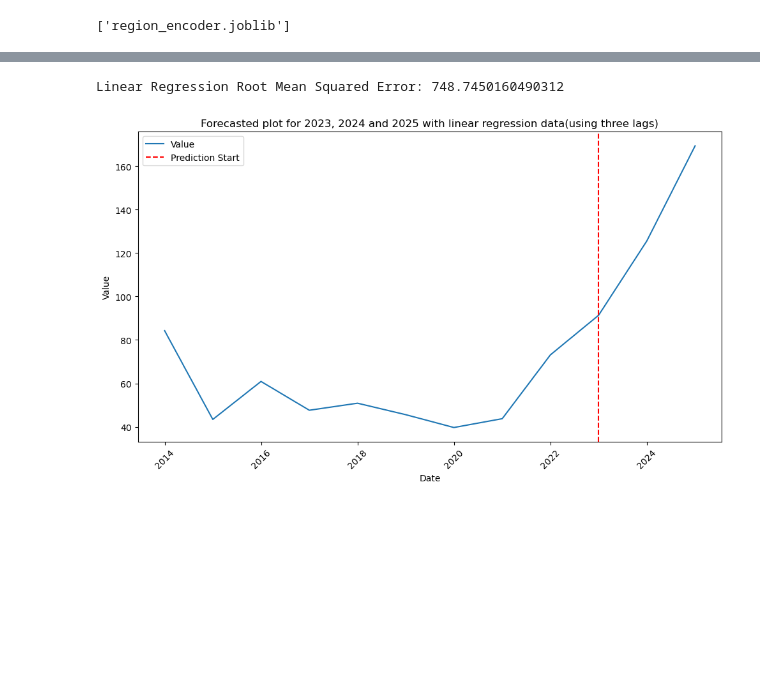
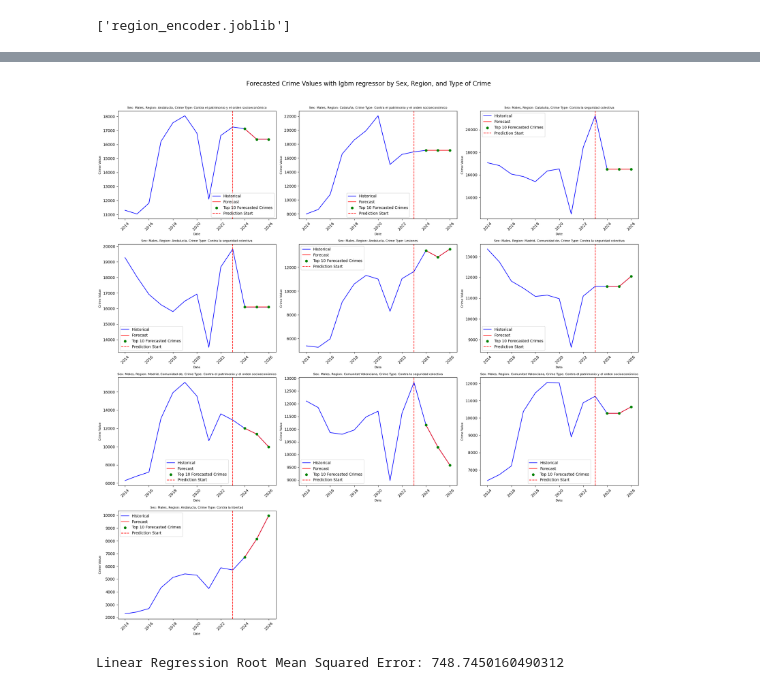
Before and after one commit to maheshsudar/alberto, a Jupyter notebook: police sex region stats v1.ipynb, the cells around one changed output, grey strips where cells are left out. Drawn from its saved outputs; the diff is of its cells as text; code cells hidden in the pictures; blank space fills up the shorter version.

```diff
--- a/police sex region stats v1.ipynb
+++ b/police sex region stats v1.ipynb
@@ -616,3 +595,65 @@ plt.show()
+# %%
+# Dictionary to store the maximum forecasted crime value for each combination
+max_forecasts = {}
+
+# Loop through each combination to fill the dictionary
+for sex in unique_sex_categories:
+    for region in unique_regions:
+        for type_of_crime in unique_types_of_crime:
+            df_current = final_pred_df_lgbm[
+                (final_pred_df_lgbm['sex'] == sex) &
+                (final_pred_df_lgbm['Region'] == region) &
+                (final_pred_df_lgbm['Type_of_Crime'] == type_of_crime)]
+
+            forecasted_data = df_current[df_current['ds'] >= pd.to_datetime('2023-01-01')]
+            if not forecasted_data.empty:
+                max_forecast = forecasted_data['y'].max()
+                max_forecasts[(sex, region, type_of_crime)] = max_forecast
+
+# Sort the dictionary by value and get the top 10 combinations
+top_10_combinations = sorted(max_forecasts, key=max_forecasts.get, reverse=True)[:10]
+# %%
+# Calculate grid dimensions
+num_combinations = len(top_10_combinations)
+num_rows = (num_combinations + 2) // 3
+num_cols = 3
+
+fig, axs = plt.subplots(num_rows, num_cols, figsize=(20, num_rows * 5))
+fig.subplots_adjust(hspace=0.5, wspace=0.3)
+fig.suptitle('Forecasted Crime Values with lgbm regressor by Sex, Region, and Type of Crime', fontsize=16, y=1.02)
+axs = axs.flatten()
+for i, combination in enumerate(top_10_combinations):
+    sex, region, type_of_crime = combination
+    df_current = final_pred_df_lgbm[
+        (final_pred_df_lgbm['sex'] == sex) &
+        (final_pred_df_lgbm['Region'] == region) &
+        (final_pred_df_lgbm['Type_of_Crime'] == type_of_crime)]
+    latest_date = df_filtered_summ['ds'].max()
+    historical_data = df_current
+    forecasted_data = df_current[df_current['ds'] > latest_date]
+
+
+    axs[i].plot(historical_data['ds'], historical_data['y'], label='Historical', color='blue')
+    axs[i].plot(forecasted_data['ds'], forecasted_data['y'], label='Forecast', color='red')
+
+    # Highlight top 10 forecasted values in this segment
+    top_forecasted = forecasted_data.nlargest(10, 'y')
+    axs[i].scatter(top_forecasted['ds'], top_forecasted['y'], color='green', zorder=5, label='Top 10 Forecasted Crimes')
+
+    axs[i].set_title(f"Sex: {sex}, Region: {region}, Crime Type: {type_of_crime}", fontsize=8)
+    axs[i].set_xlabel('Date', fontsize=8)
+    axs[i].axvline(x=pd.to_datetime('2023-01-01'), color='r', linestyle='--', label='Prediction Start')
+    axs[i].set_ylabel('Crime Value', fontsize=8)
+    axs[i].tick_params(axis='x', rotation=45)
+    axs[i].legend()
+# Turn off axes for any remaining subplots
+for j in range(i + 1, num_rows * num_cols):
+    axs[j].axis('off')
+
+plt.tight_layout()
+plt.show()
+# %% [output]
+[figure, added]
 # %%
 #Preidction using linear regerssion model considering three lags
 # %%
@@ -698,14 +675,0 @@ for year in range(last_year + 1, prediction_year ):
-# %%
-# Plotting
-plt.figure(figsize=(10, 6))
-plt.plot(filtered_for_specific['ds'], filtered_for_specific['y'], label='Value')  # Plot 'y' against 'ds'
-plt.title('Forecasted plot for 2023, 2024 and 2025 with linear regression data(using three lags)')
-plt.xlabel('Date')
-plt.axvline(x=pd.to_datetime('2023'), color='r', linestyle='--', label='Prediction Start')
-plt.ylabel('Value')
-plt.xticks(rotation=45)
-plt.legend()
-plt.tight_layout()
-plt.show()
-# %% [output]
-[figure, removed]
```
Also changed, not shown: parts of 23 cells of this notebook, 1 other file.
